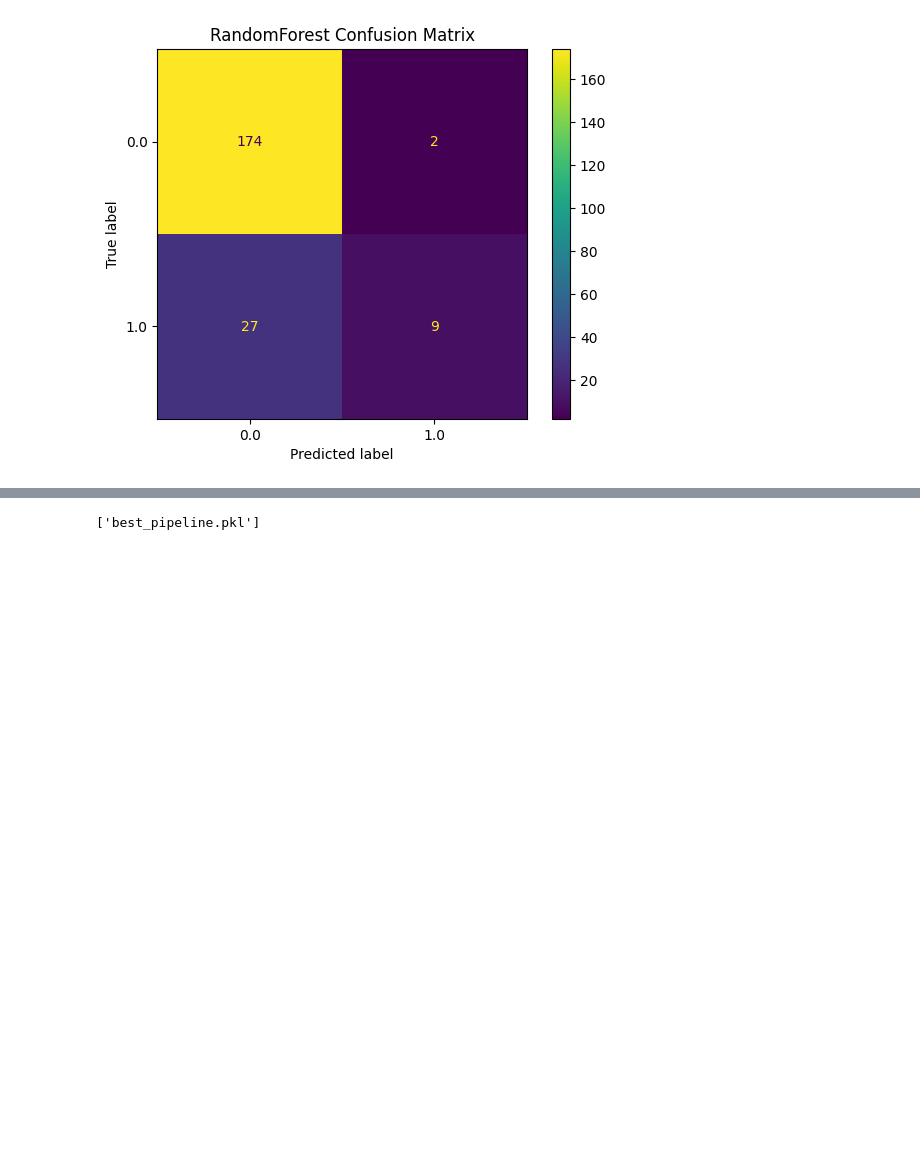
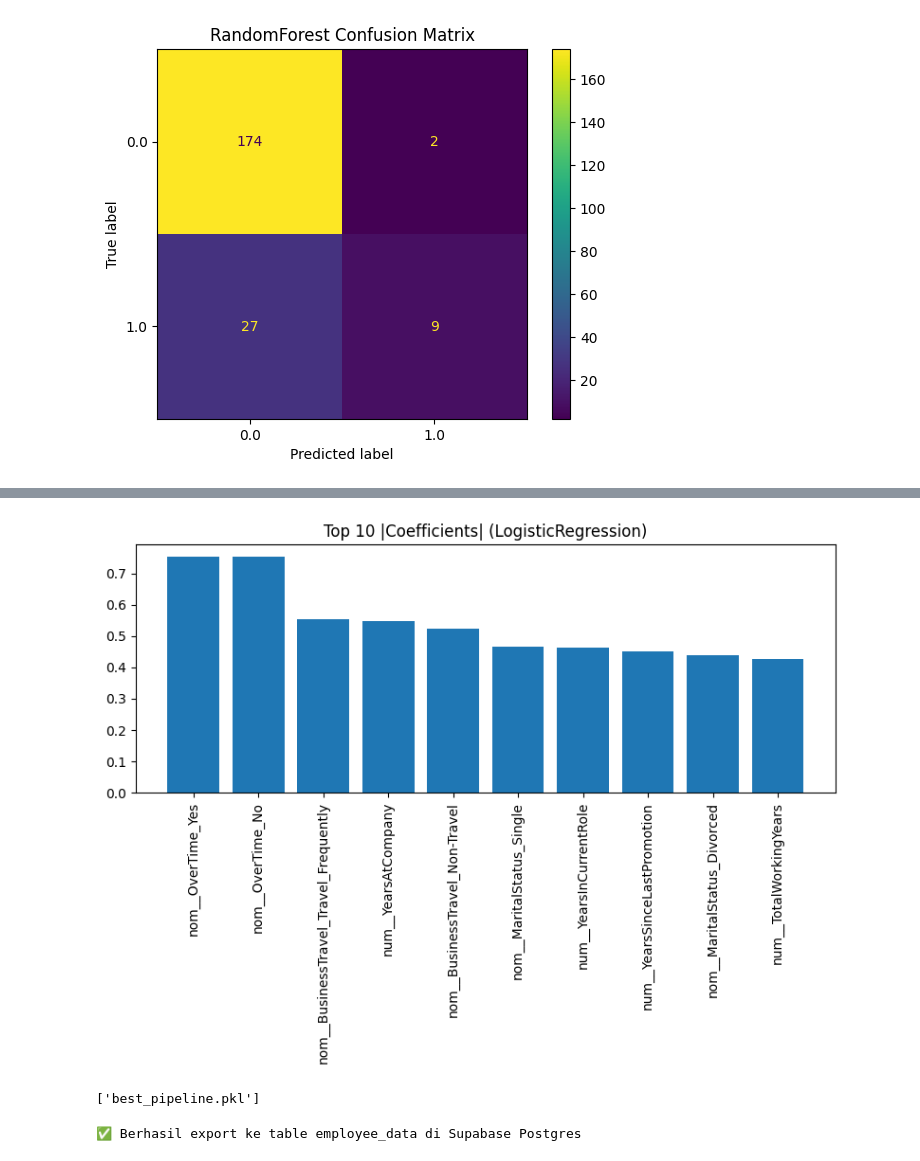
Before and after one commit to adrianramadhan/human-resource-dashboard, a Jupyter notebook: notebook.ipynb, the cells around one changed output, grey strips where cells are left out. Cells and saved outputs as stored; diff of their text form; code cells hidden in the pictures; blank space fills up the shorter version.

```diff
--- a/notebook.ipynb
+++ b/notebook.ipynb
@@ -342,3 +362,17 @@ ROC AUC: 0.7902462121212123
+# %%
+# LogisticRegression — coefficients
+lr_clf = best_pipelines['LogisticRegression'].named_steps['clf']
+coefs = np.abs(lr_clf.coef_[0])
+indices = coefs.argsort()[::-1]
+
+plt.figure(figsize=(8,6))
+plt.bar(feat_names[indices][:10], coefs[indices][:10])
+plt.xticks(rotation=90)
+plt.title('Top 10 |Coefficients| (LogisticRegression)')
+plt.tight_layout()
+plt.show()
+# %% [output]
+[figure, added]
 # %%
 # Simpan model terbaik
 joblib.dump(gs_lr.best_estimator_, 'best_pipeline.pkl')
@@ -346,0 +390,15 @@ joblib.dump(gs_lr.best_estimator_, 'best_pipeline.pkl')
+# %%
+# Siapkan DataFrame yang diexport
+df_export = df_clean.copy()
+
+# Tulis ke table "employee_data" di Postgres
+df_export.to_sql(
+    'employee_data',
+    engine,
+    if_exists='replace',   # ganti table jika sudah ada
+    index=False
+)
+
+print("✅ Berhasil export ke table employee_data di Supabase Postgres")
+# %% [output]
+✅ Berhasil export ke table employee_data di Supabase Postgres
```
Also changed, not shown: parts of 3 cells of this notebook, 5 other files.
